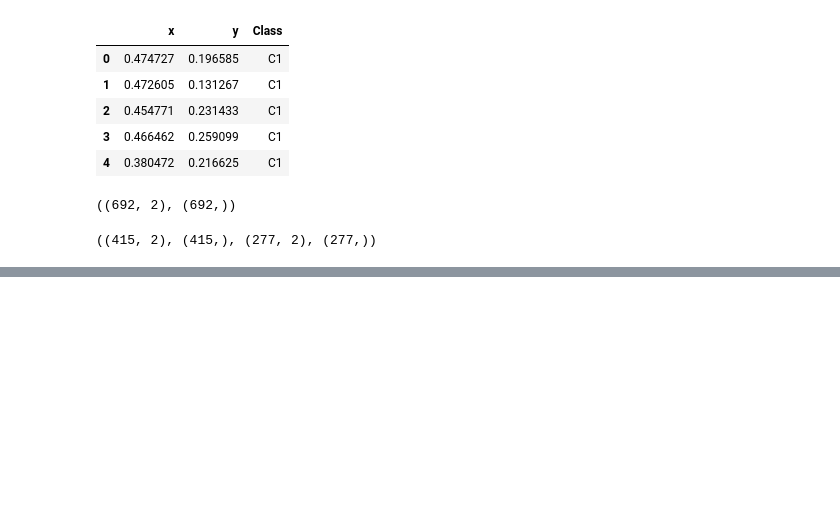
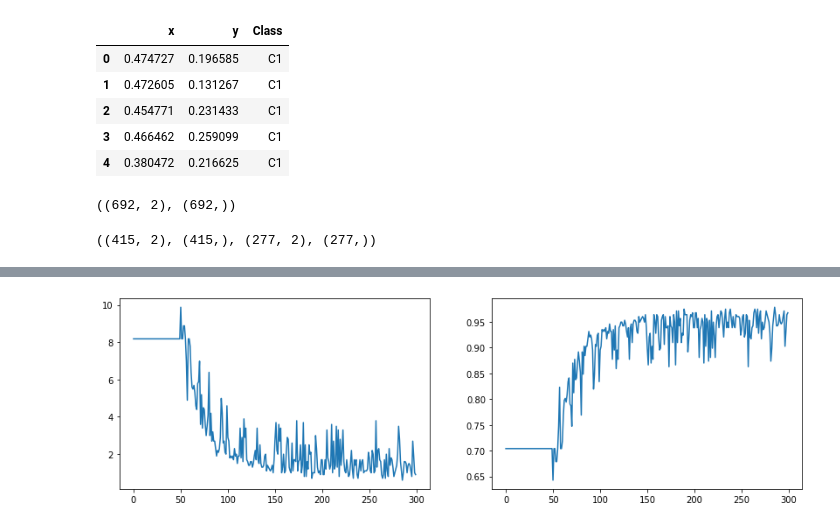
Before and after one commit to zhihanyang2022/bishop1995_notes, a Jupyter notebook: nn_training/clean_training_loop_demo.ipynb, the cells around one changed output, grey strips where cells are left out. Cells and saved outputs as stored; diff of their text form; code cells hidden in the pictures; blank space fills up the shorter version.

Commit message:
Worked on ./nn_training.

```diff
--- a/nn_training/clean_training_loop_demo.ipynb
+++ b/nn_training/clean_training_loop_demo.ipynb
@@ -92,6 +92,33 @@ class CallbackHandler(Callback):
             cb.on_train_end()
 # %% [markdown]
 ## Utility callbacks
+# %%
+class AccuracyCallback(Callback):
+
+    def on_train_begin(self):
+        self.state_dict['accs'] = []
+
+    def on_epoch_begin(self):
+        self.weighted_values = []
+        self.num_examples = 0
+
+    def on_forward_end(self):
+
+        preds = self.state_dict['yhatb'].detach().numpy()
+        preds[preds >= 0.5] = 1
+        preds[preds < 0.5] = 0
+        preds = preds.astype(int)
+
+        targets = self.state_dict['yb'].numpy()
+        targets = targets.astype(int)
+
+        acc = np.mean(preds == targets)
+
+        self.weighted_values.append(acc * self.state_dict['bs'])
+        self.num_examples += self.state_dict['bs']
+
+    def on_epoch_end(self):
+        self.state_dict['accs'].append(np.sum(self.weighted_values) / self.num_examples)
 # %%
 class LossCallback(Callback):
 
@@ -253,8 +277,10 @@ def get_model():
 # %%
-model, optim = get_model()
+model, opt = get_model()
 loss = nn.BCELoss()
-learn = Learner(train_dl, valid_dl, model, loss, optim)
+learn = Learner(train_dl, valid_dl, model, loss, opt)
 
-cb_handler = CallbackHandler(cbs=[LossCallback()])
+loss_cb = LossCallback()
+acc_cb = AccuracyCallback()
+cb_handler = CallbackHandler(cbs=[loss_cb, acc_cb])
 
 trainer = Trainer(learn=learn, cb_handler=cb_handler)
@@ -266,0 +291,12 @@ NameError: name 'trainer' is not defined
+# %%
+fig = plt.figure(figsize=(14, 4))
+
+fig.add_subplot(121)
+plt.plot(cb_handler.state_dict['losses'])
+
+fig.add_subplot(122)
+plt.plot(cb_handler.state_dict['accs'])
+
+plt.show()
+# %% [output]
+[figure, added]
```
Also changed, not shown: parts of 10 cells of this notebook.
